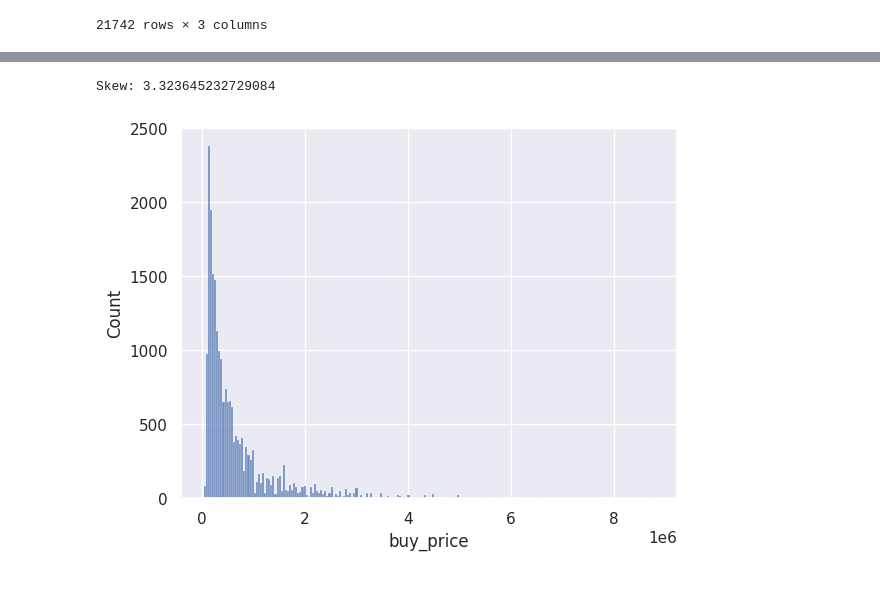
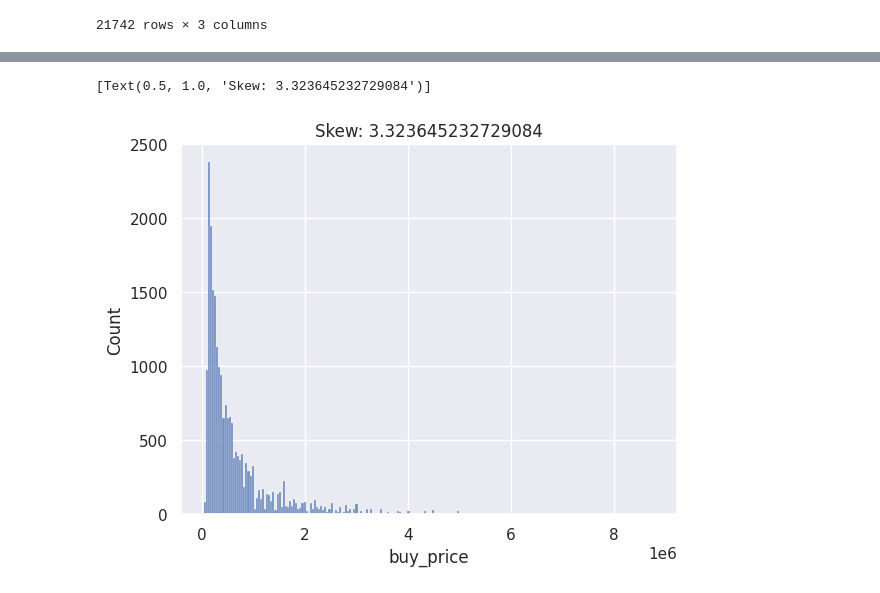
Before and after one commit to aimbesi1/CSC_4850-MachineLearning-Project, a Jupyter notebook: ML_Project.ipynb, the cells around one changed output, grey strips where cells are left out. Drawn from its saved outputs; the diff is of its cells as text; code cells hidden in the pictures.

```diff
--- a/ML_Project.ipynb
+++ b/ML_Project.ipynb
@@ -91,10 +138,9 @@ df[["n_rooms", "n_floors"]].loc[df["n_rooms"] < df["n_floors"]].describe()
 # %%
 # Target value is not normally distributed
-sns.histplot(df['buy_price'])
-print(f"Skew: {df['buy_price'].skew()}")
+sns.histplot(df['buy_price']).set(title=f"Skew: {df['buy_price'].skew()}")
 # %% [output]
-Skew: 3.323645232729084
+[Text(0.5, 1.0, 'Skew: 3.323645232729084')]
-[figure, old version]
+[figure, new version]
 # %%
 df.loc[df["n_floors"].notna()].describe()
 # %% [output]
```
Also changed, not shown: parts of 66 cells of this notebook.
